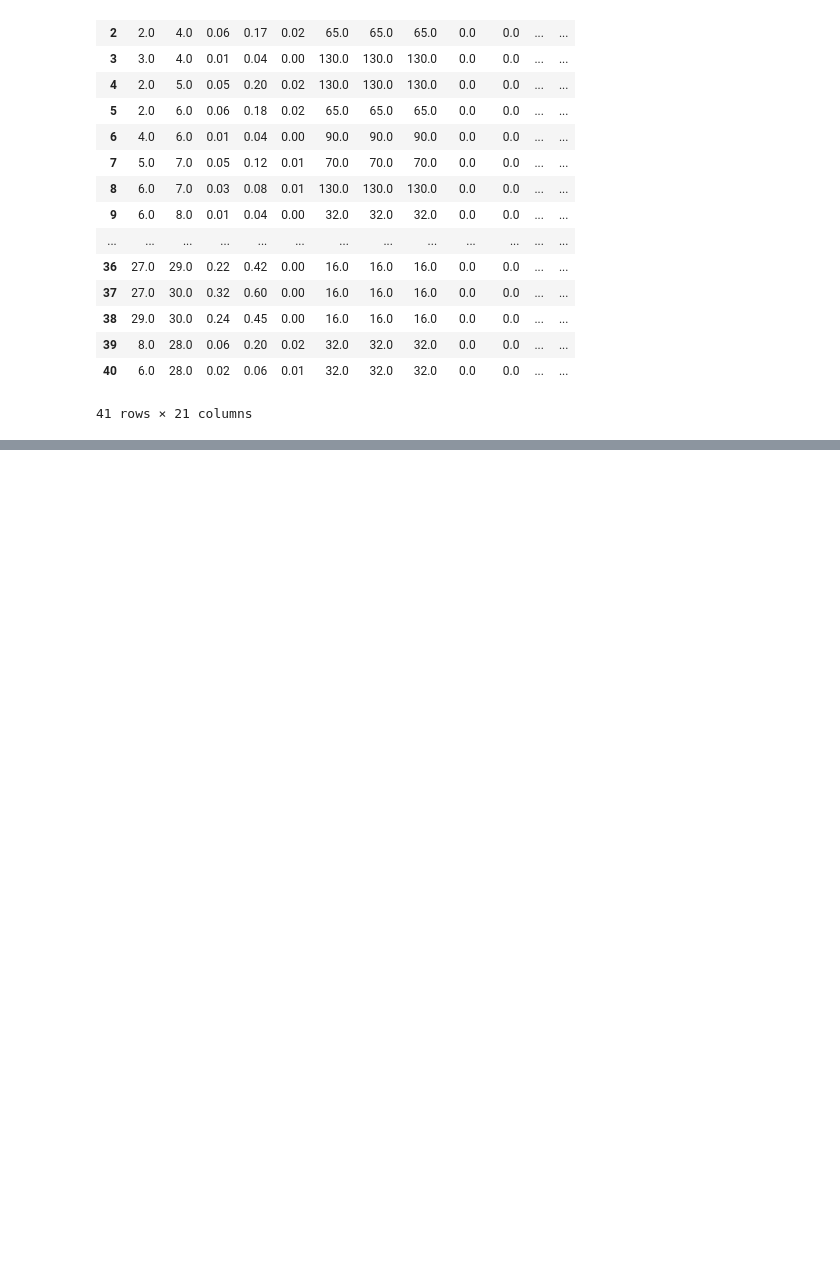
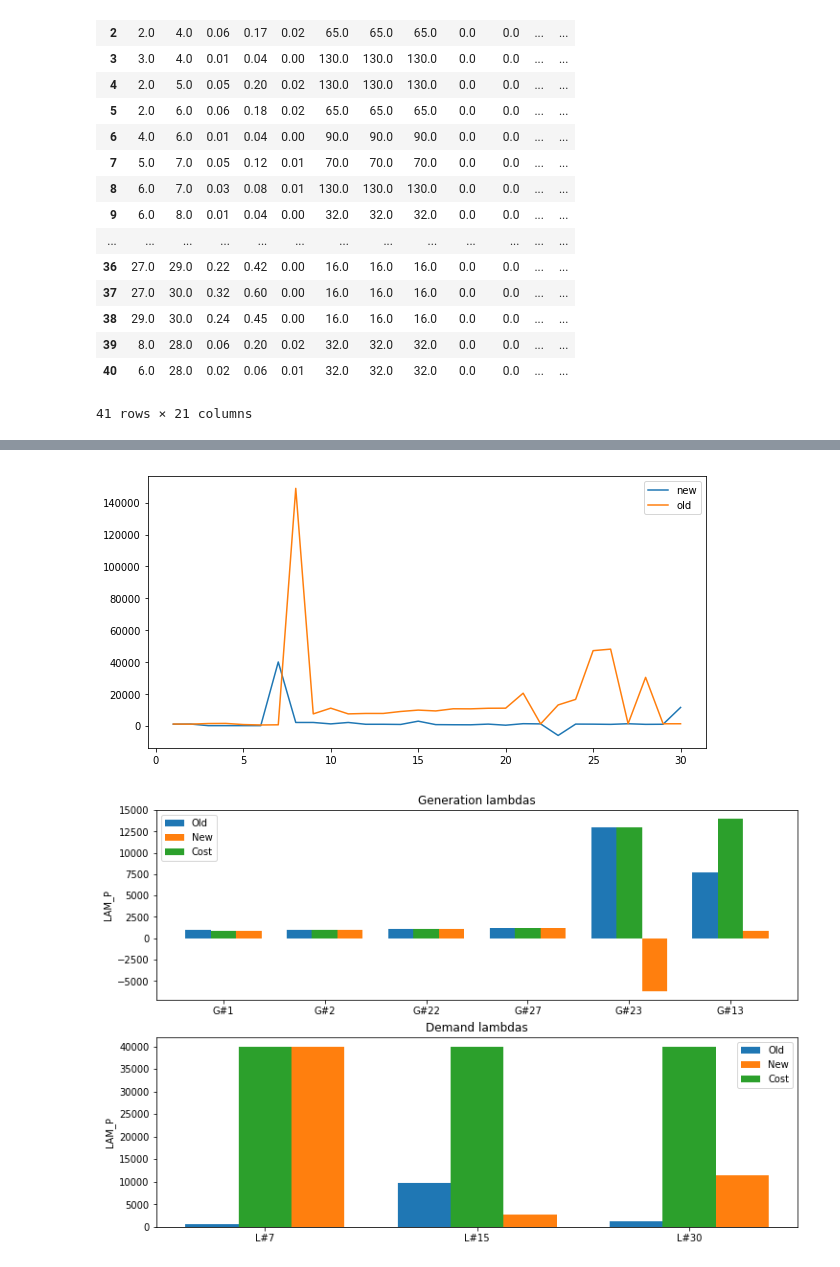
Before and after one commit to vjugor1/lmp, a Jupyter notebook: CostsModification_26_06_1.ipynb, the cells around one changed output, grey strips where cells are left out. Cells and saved outputs as stored; diff of their text form; code cells hidden in the pictures; blank space fills up the shorter version.

```diff
--- a/CostsModification_26_06_1.ipynb
+++ b/CostsModification_26_06_1.ipynb
@@ -414,19 +372,10 @@ sol_opt
 # %%
-'''
-from utils import Rand_replace
-
-threshold=2000
-results['new_lam'] = Solve(dgT, dgeqT, results, threshold,
-                           replace_func=Rand_replace,
-                           #case=5,
-                           case={'mu': 2, 'sigma': 2, 'pi': 1},
-                           alg=1, alpha=0.3, beta=0.8)
-'''
 from solver import *
 from utils import Rand_replace, Median_func
 res_struct = Solve(dgT, dgeqT, results, threshold,
                    replace_func=Rand_replace,
                    opt=sol_opt,
-                   verbose=True,
-                   alg=alg, alpha=0.2, beta=0.8)
+                   alg=alg,
+                   idx_mode=idx_mode,
+                   alpha=0.2, beta=0.8)
 # %% [output]
@@ -540,0 +395,7 @@ KeyboardInterrupt:
+# %%
+from drawings import draw_nice_hists, draw_nasty_profile
+draw_nasty_profile(results)
+draw_nice_hists(gens, results)
+# %% [output]
+[figure, added]
+[figure, added]
```
Also changed, not shown: parts of 24 cells of this notebook, 2 other files.
